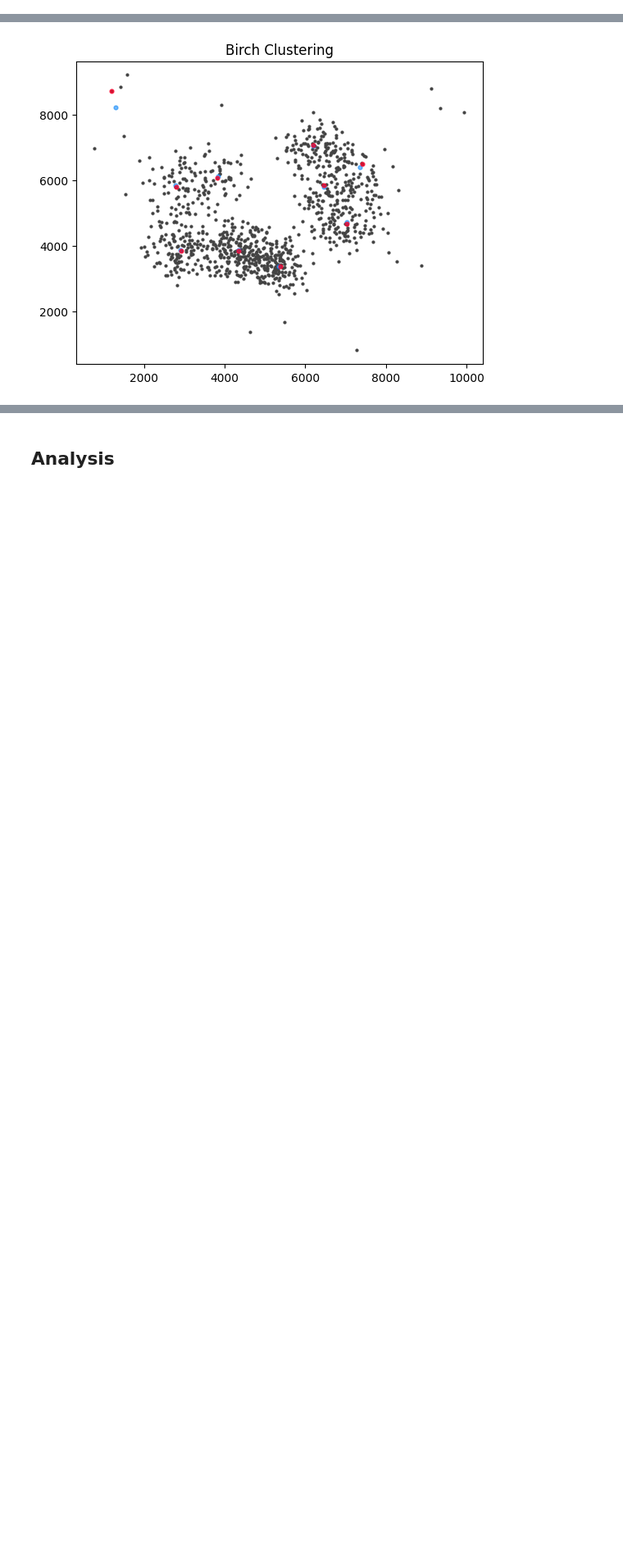
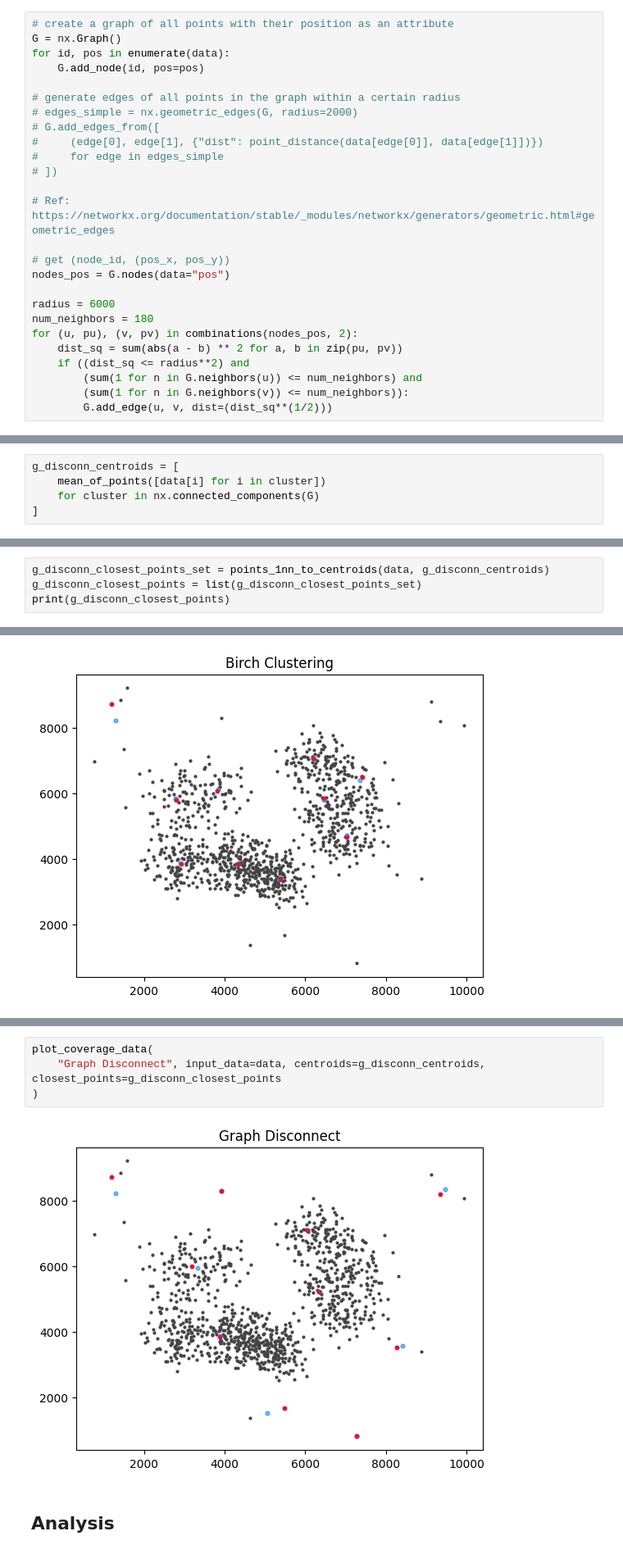
Before and after one commit to sammdu/cssu-purefacts-fall-2022-samm-du, a Jupyter notebook: experiment.ipynb, the cells around one changed output, grey strips where cells are left out. Shown at 82% size. Saved outputs shown, nothing was run; the diff lists cells and outputs as text; blank space fills up the shorter version.

Commit message:
implemented graph-disconnect; enriched README

```diff
--- a/experiment.ipynb
+++ b/experiment.ipynb
@@ -93,0 +95,26 @@ G
+# %%
+# create a graph of all points with their position as an attribute
+G = nx.Graph()
+for id, pos in enumerate(data):
+    G.add_node(id, pos=pos)
+
+# generate edges of all points in the graph within a certain radius
+# edges_simple = nx.geometric_edges(G, radius=2000)
+# G.add_edges_from([
+#     (edge[0], edge[1], {"dist": point_distance(data[edge[0]], data[edge[1]])})
+#     for edge in edges_simple
+# ])
+
+# Ref: https://networkx.org/documentation/stable/_modules/networkx/generators/geometric.html#geometric_edges
+
+# get (node_id, (pos_x, pos_y))
+nodes_pos = G.nodes(data="pos")
+
+radius = 6000
+num_neighbors = 180
+for (u, pu), (v, pv) in combinations(nodes_pos, 2):
+    dist_sq = sum(abs(a - b) ** 2 for a, b in zip(pu, pv))
+    if ((dist_sq <= radius**2) and
+        (sum(1 for n in G.neighbors(u)) <= num_neighbors) and
+        (sum(1 for n in G.neighbors(v)) <= num_neighbors)):
+        G.add_edge(u, v, dist=(dist_sq**(1/2)))
@@ -94,3 +140,8 @@ G
+# %%
+g_disconn_centroids = [
+    mean_of_points([data[i] for i in cluster])
+    for cluster in nx.connected_components(G)
+]
 # %% [markdown]
 ## 1-NN to Centroids from Input Data
 # %%
@@ -125,0 +179,4 @@ print(birch_closest_points)
+# %%
+g_disconn_closest_points_set = points_1nn_to_centroids(data, g_disconn_centroids)
+g_disconn_closest_points = list(g_disconn_closest_points_set)
+print(g_disconn_closest_points)
@@ -184,3 +245,9 @@ plot_coverage_data(
+# %%
+plot_coverage_data(
+    "Graph Disconnect", input_data=data, centroids=g_disconn_centroids, closest_points=g_disconn_closest_points
+)
+# %% [output]
+[figure, added]
 # %% [markdown]
 ## Analysis
 # %% [markdown]
```
Also changed, not shown: parts of 14 cells of this notebook, 1 other file.
